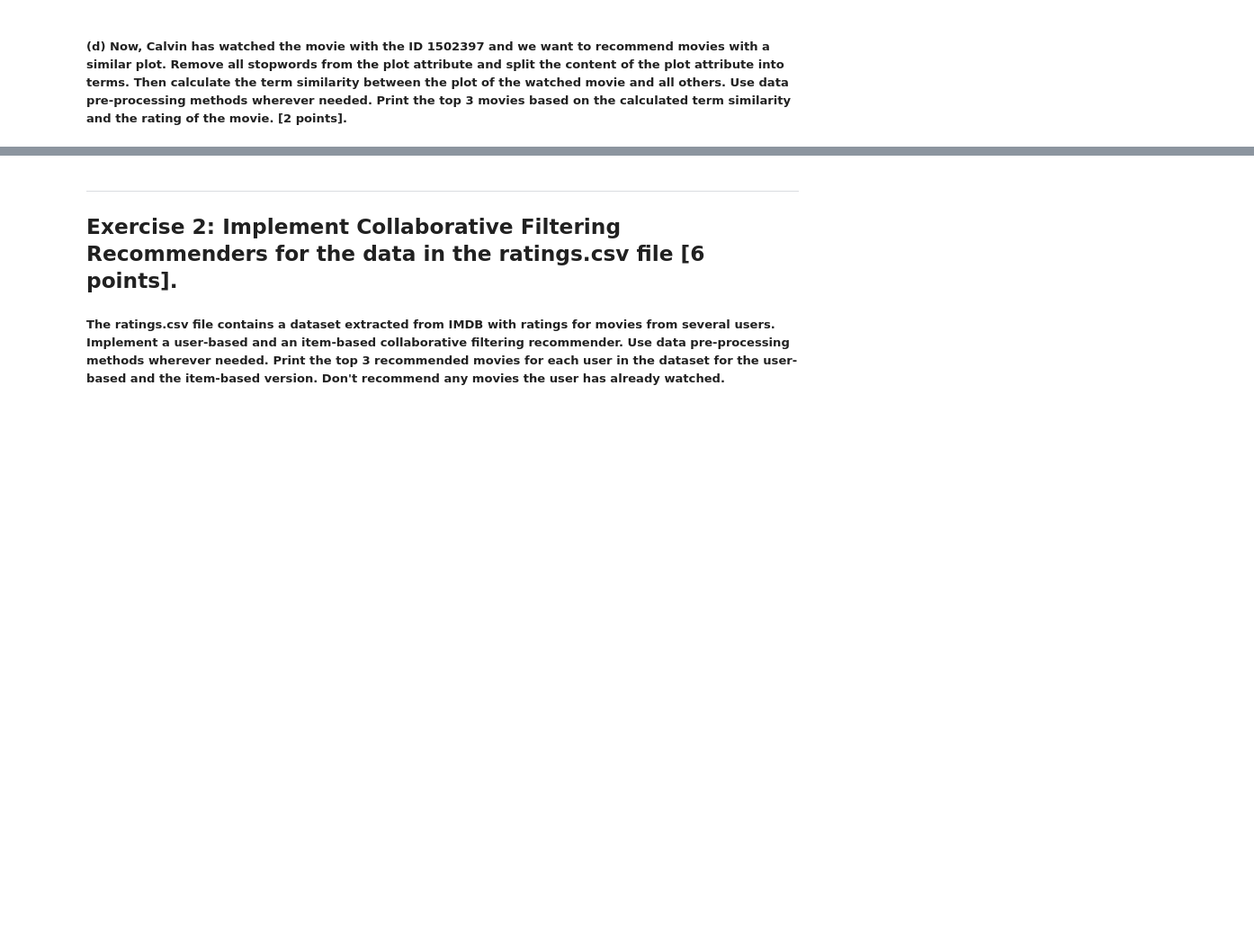
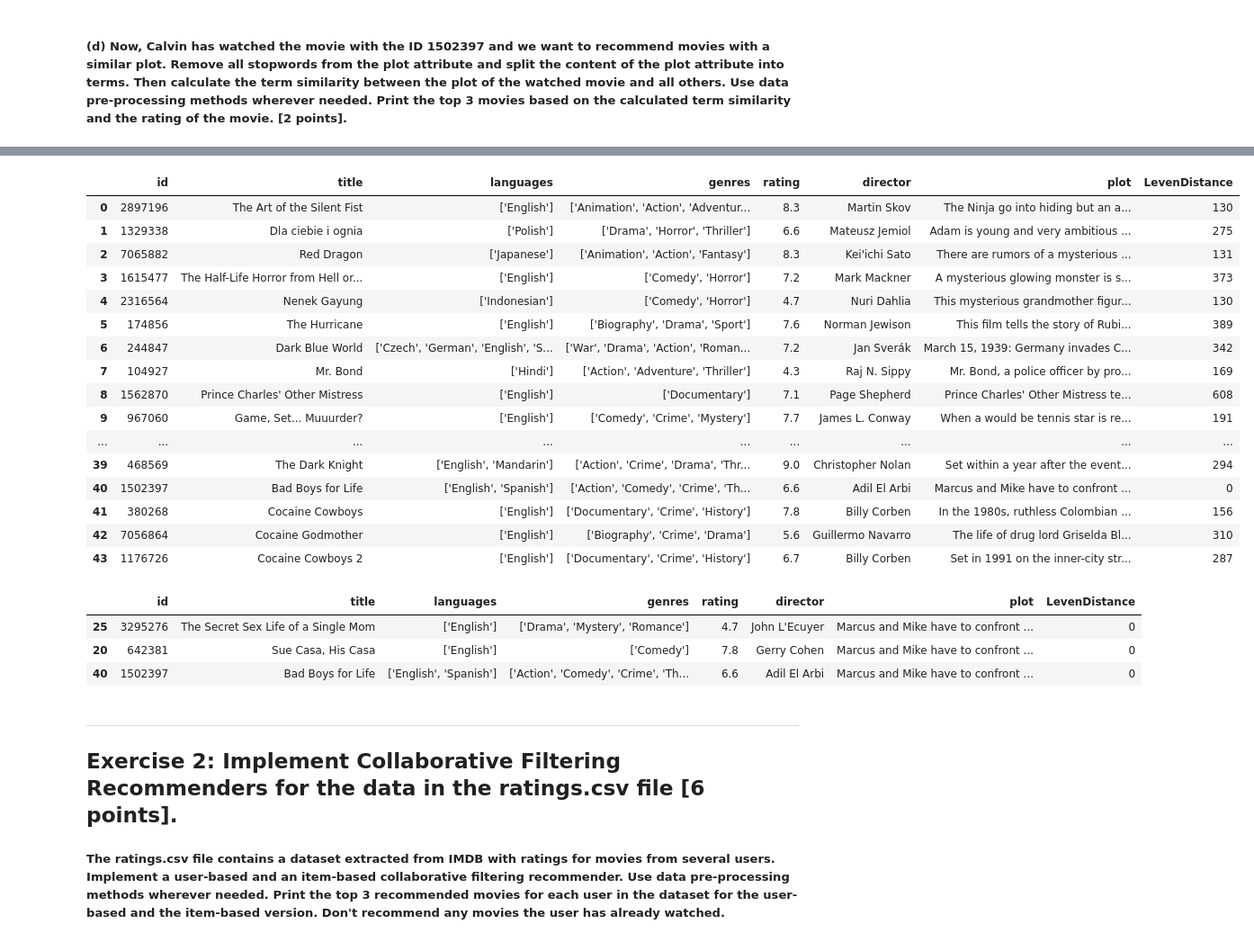
Before and after one commit to arslasel/PythonMathProjects, a Jupyter notebook: MachineLearningDataMining/GradedLab01.ipynb, the cells around one changed output, grey strips where cells are left out. Shown at 90% size. Drawn from its saved outputs; the diff is of its cells as text; code cells hidden in the pictures; blank space fills up the shorter version.

```diff
--- a/MachineLearningDataMining/GradedLab01.ipynb
+++ b/MachineLearningDataMining/GradedLab01.ipynb
@@ -143,0 +189,22 @@ GetMovie
+# %%
+import nltk
+import re
+nltk.download('stopwords')
+nltk.download('punkt')
+from nltk.corpus import stopwords
+from nltk.tokenize import word_tokenize
+all_stopwords = stopwords.words('english')
+stopWord_list = [',', '(', ')', '1', '2', '3', '4', '5', '6', '7', '8', '9', '0', '.']
+all_stopwords.extend(stopWord_list)
+
+
+def getPlotWithoutStopwords(index):
+    selectedMovie = df[df['id'] == index]
+    Text = selectedMovie['plot'].to_string()
+    textWithoutNum = re.sub(r'\d+', '', Text)
+    text_tokens = word_tokenize(textWithoutNum)
+    tokens_without_sw = [word for word in text_tokens if not word in all_stopwords]
+    return tokens_without_sw
+
+referenceTokens = getPlotWithoutStopwords(1502397)
+print(referenceTokens)
@@ -144,3 +219,37 @@ GetMovie
+# %%
+distlist = []
+for idx in df.index:
+    tokens = getPlotWithoutStopwords(int(df.loc[idx, 'id']))
+    distlist.append(nltk.edit_distance(''.join(tokens), ''.join(referenceTokens)))
+df["LevenDistance"] = distlist
+df
+# %% [output]
+|  | id | title | languages | genres | rating | director | plot | LevenDistance |
+| 0 | 2897196 | The Art of the Silent Fist | ['English'] | ['Animation', 'Action', 'Adventur... | 8.3 | Martin Skov | The Ninja go into hiding but an a... | 130 |
+| 1 | 1329338 | Dla ciebie i ognia | ['Polish'] | ['Drama', 'Horror', 'Thriller'] | 6.6 | Mateusz Jemiol | Adam is young and very ambitious ... | 275 |
+| 2 | 7065882 | Red Dragon | ['Japanese'] | ['Animation', 'Action', 'Fantasy'] | 8.3 | Kei'ichi Sato | There are rumors of a mysterious ... | 131 |
+| 3 | 1615477 | The Half-Life Horror from Hell or... | ['English'] | ['Comedy', 'Horror'] | 7.2 | Mark Mackner | A mysterious glowing monster is s... | 373 |
+| 4 | 2316564 | Nenek Gayung | ['Indonesian'] | ['Comedy', 'Horror'] | 4.7 | Nuri Dahlia | This mysterious grandmother figur... | 130 |
+| 5 | 174856 | The Hurricane | ['English'] | ['Biography', 'Drama', 'Sport'] | 7.6 | Norman Jewison | This film tells the story of Rubi... | 389 |
+| 6 | 244847 | Dark Blue World | ['Czech', 'German', 'English', 'S... | ['War', 'Drama', 'Action', 'Roman... | 7.2 | Jan Sverák | March 15, 1939: Germany invades C... | 342 |
+| 7 | 104927 | Mr. Bond | ['Hindi'] | ['Action', 'Adventure', 'Thriller'] | 4.3 | Raj N. Sippy | Mr. Bond, a police officer by pro... | 169 |
+| 8 | 1562870 | Prince Charles' Other Mistress | ['English'] | ['Documentary'] | 7.1 | Page Shepherd | Prince Charles' Other Mistress te... | 608 |
+| 9 | 967060 | Game, Set... Muuurder? | ['English'] | ['Comedy', 'Crime', 'Mystery'] | 7.7 | James L. Conway | When a would be tennis star is re... | 191 |
+| ... | ... | ... | ... | ... | ... | ... | ... | ... |
+| 39 | 468569 | The Dark Knight | ['English', 'Mandarin'] | ['Action', 'Crime', 'Drama', 'Thr... | 9.0 | Christopher Nolan | Set within a year after the event... | 294 |
+| 40 | 1502397 | Bad Boys for Life | ['English', 'Spanish'] | ['Action', 'Comedy', 'Crime', 'Th... | 6.6 | Adil El Arbi | Marcus and Mike have to confront ... | 0 |
+| 41 | 380268 | Cocaine Cowboys | ['English'] | ['Documentary', 'Crime', 'History'] | 7.8 | Billy Corben | In the 1980s, ruthless Colombian ... | 156 |
+| 42 | 7056864 | Cocaine Godmother | ['English'] | ['Biography', 'Crime', 'Drama'] | 5.6 | Guillermo Navarro | The life of drug lord Griselda Bl... | 310 |
+| 43 | 1176726 | Cocaine Cowboys 2 | ['English'] | ['Documentary', 'Crime', 'History'] | 6.7 | Billy Corben | Set in 1991 on the inner-city str... | 287 |
+# %%
+dfSorted = df.sort_values(by=['LevenDistance'], ascending=False)
+dfFinal = dfSorted.tail(3)
+dfFinal
+# %% [output]
+|  | id | title | languages | genres | rating | director | plot | LevenDistance |
+| 25 | 3295276 | The Secret Sex Life of a Single Mom | ['English'] | ['Drama', 'Mystery', 'Romance'] | 4.7 | John L'Ecuyer | Marcus and Mike have to confront ... | 0 |
+| 20 | 642381 | Sue Casa, His Casa | ['English'] | ['Comedy'] | 7.8 | Gerry Cohen | Marcus and Mike have to confront ... | 0 |
+| 40 | 1502397 | Bad Boys for Life | ['English', 'Spanish'] | ['Action', 'Comedy', 'Crime', 'Th... | 6.6 | Adil El Arbi | Marcus and Mike have to confront ... | 0 |
 # %% [markdown]
 ---
 
```
Also changed, not shown: parts of 11 cells of this notebook.
